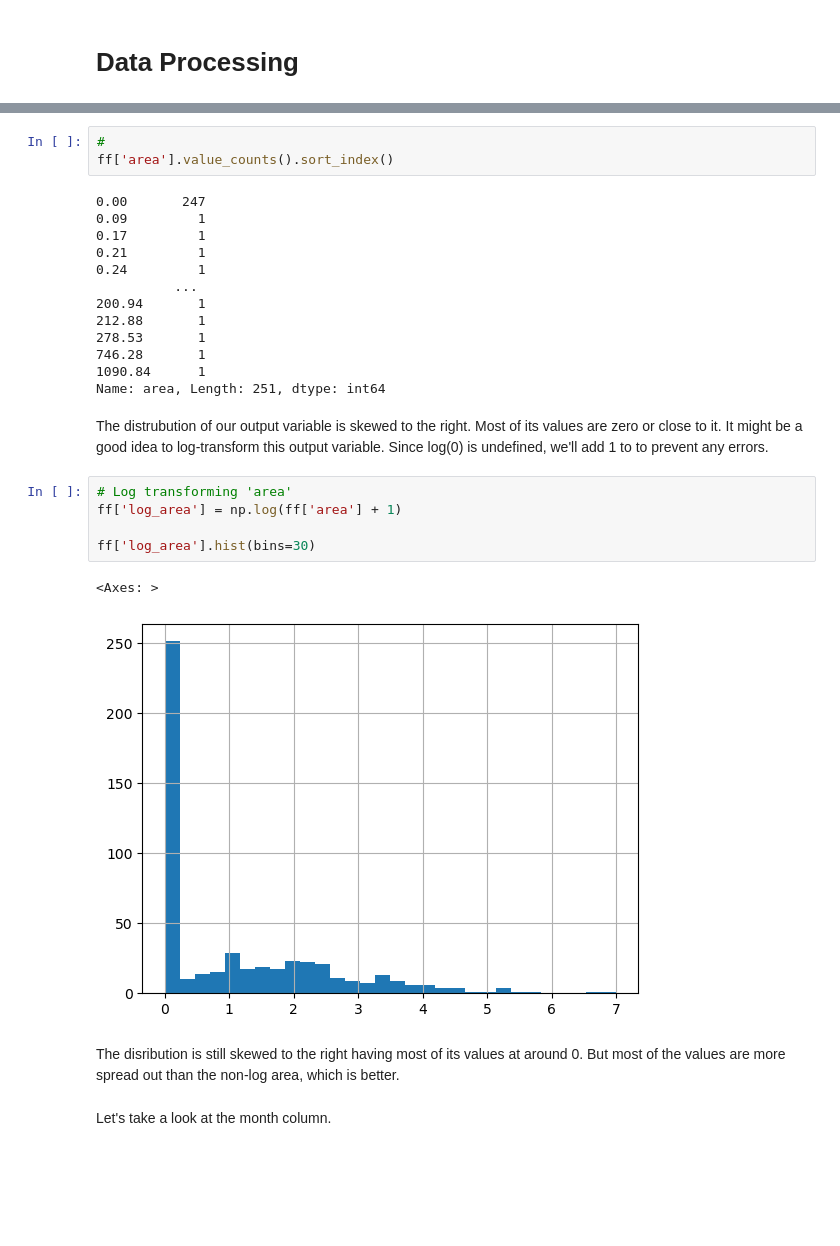
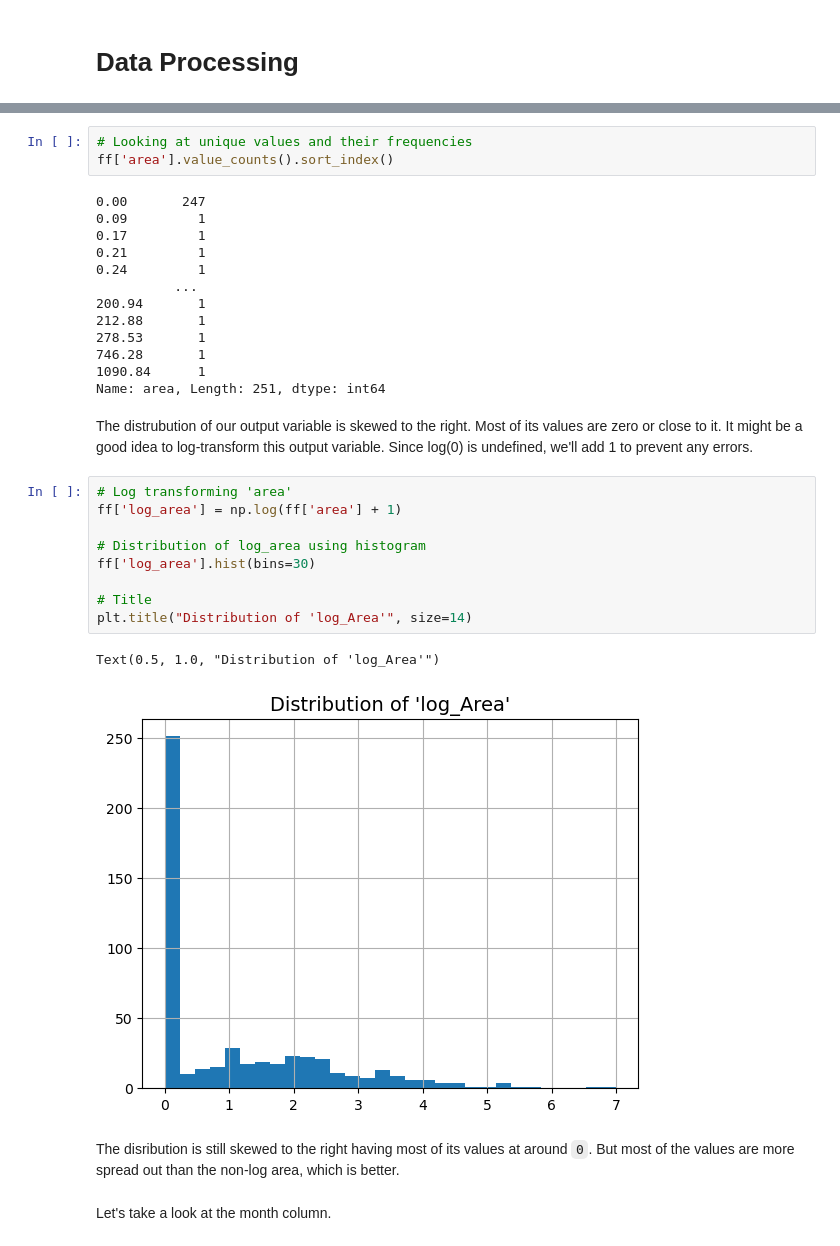
Before and after one commit to vincentariff/predicting-forest-fires-LR-models, a Jupyter notebook: Optimizing Model Predictions Forest Fire.ipynb, the cells around one changed output, grey strips where cells are left out. Drawn from its saved outputs; the diff is of its cells as text; blank space fills up the shorter version.

```diff
--- a/Optimizing Model Predictions Forest Fire.ipynb
+++ b/Optimizing Model Predictions Forest Fire.ipynb
@@ -81,5 +93,5 @@ ff['area'].hist(bins=30)
 # %%
-#
+# Looking at unique values and their frequencies
 ff['area'].value_counts().sort_index()
 # %% [output]
 0.00       247
@@ -95,17 +107,21 @@ ff['area'].value_counts().sort_index()
 1090.84      1
 Name: area, Length: 251, dtype: int64
 # %% [markdown]
-The distrubution of our output variable is skewed to the right. Most of its values are zero or close to it. It might be a good idea to log-transform this output variable. Since log(0) is undefined, we'll add 1 to to prevent any errors.
+The distrubution of our output variable is skewed to the right. Most of its values are zero or close to it. It might be a good idea to log-transform this output variable. Since log(0) is undefined, we'll add 1 to prevent any errors.
 # %%
 # Log transforming 'area'
 ff['log_area'] = np.log(ff['area'] + 1)
 
+# Distribution of log_area using histogram
 ff['log_area'].hist(bins=30)
+
+# Title
+plt.title("Distribution of 'log_Area'", size=14)
 # %% [output]
-<Axes: >
+Text(0.5, 1.0, "Distribution of 'log_Area'")
-[figure, old version]
+[figure, new version]
 # %% [markdown]
-The disribution is still skewed to the right having most of its values at around 0. But most of the values are more spread out than the non-log area, which is better.
+The disribution is still skewed to the right having most of its values at around `0`. But most of the values are more spread out than the non-log area, which is better.
 # %% [markdown]
 Let's take a look at the month column.
 # %%
```
Also changed, not shown: parts of 25 cells of this notebook.
